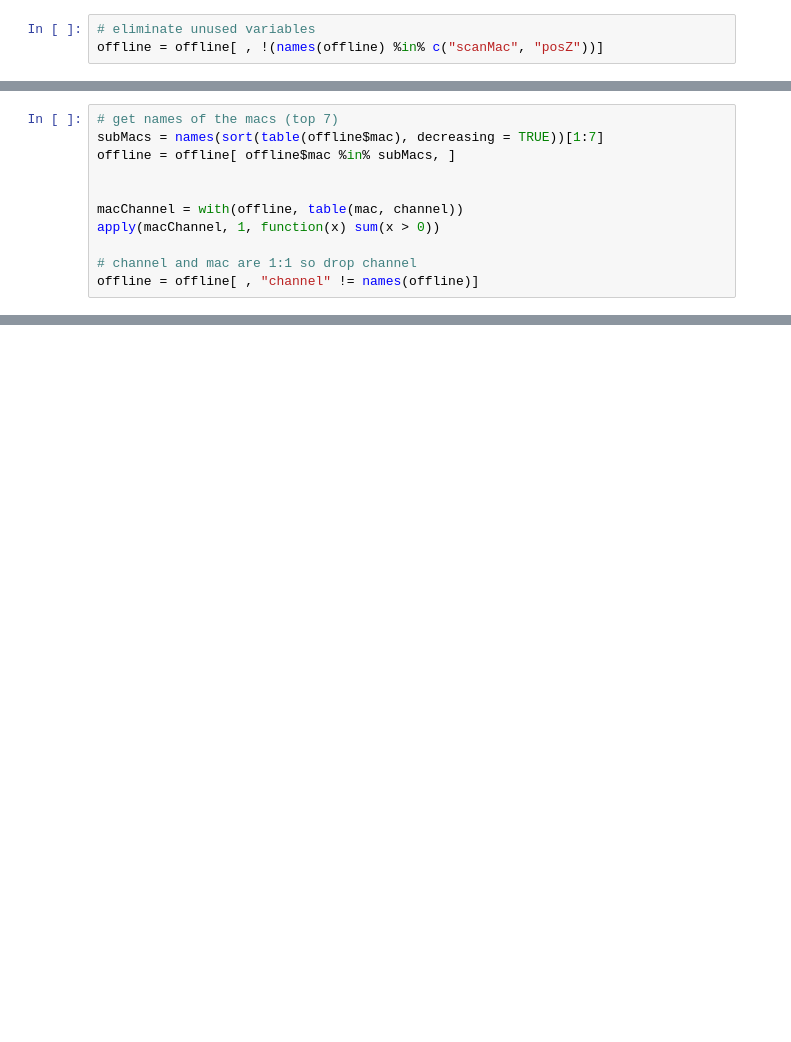
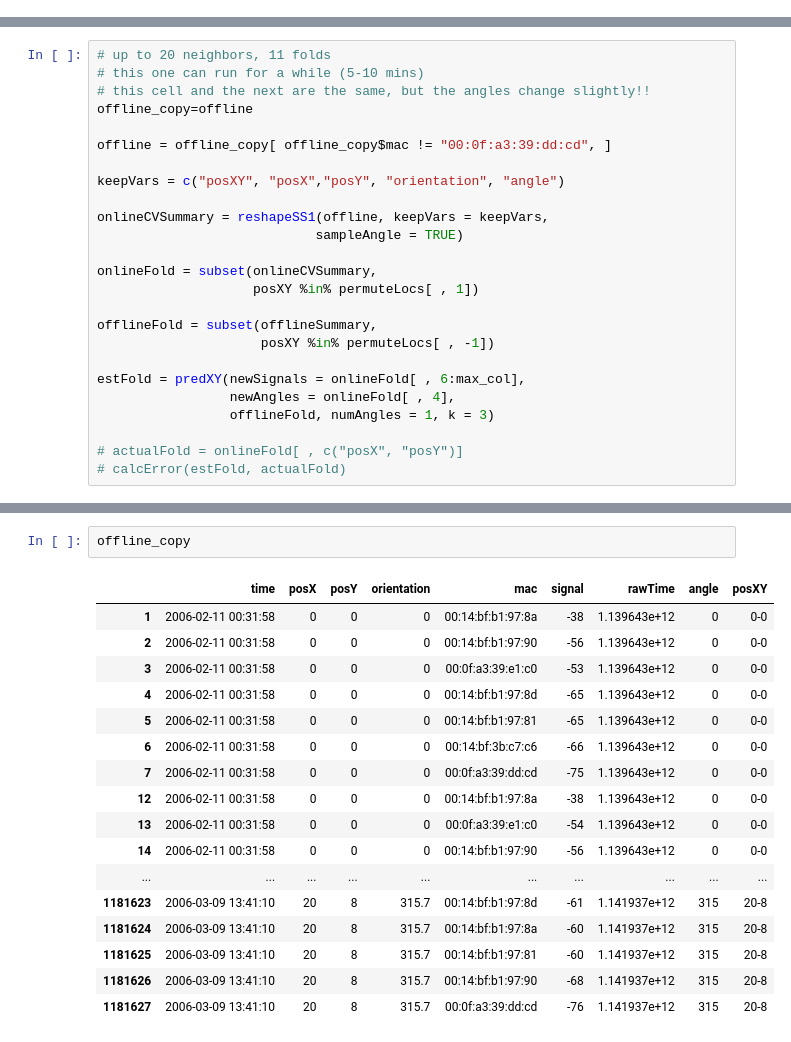
Before and after one commit to vbriker/QTW, a Jupyter notebook: Unit_1_2_code_VB.ipynb, the cells around one changed output, grey strips where cells are left out. Drawn from its saved outputs; the diff is of its cells as text; blank space fills up the shorter version.

```diff
--- a/Unit_1_2_code_VB.ipynb
+++ b/Unit_1_2_code_VB.ipynb
@@ -246,3 +0,0 @@ summary(sapply(offline[ , c("mac", "channel", "scanMac")],
-# %%
-# eliminate unused variables
-offline = offline[ , !(names(offline) %in% c("scanMac", "posZ"))]
@@ -313,11 +0,0 @@ table(offline$mac)
-# %%
-# get names of the macs (top 7)
-subMacs = names(sort(table(offline$mac), decreasing = TRUE))[1:7]
-offline = offline[ offline$mac %in% subMacs, ]
-
-
-macChannel = with(offline, table(mac, channel))
-apply(macChannel, 1, function(x) sum(x > 0))
-
-# channel and mac are 1:1 so drop channel
-offline = offline[ , "channel" != names(offline)]
@@ -1098,0 +667,25 @@ Does swapping out the one we kept for the one we discarded improve the predictio
+# %%
+# up to 20 neighbors, 11 folds
+# this one can run for a while (5-10 mins)
+# this cell and the next are the same, but the angles change slightly!!
+offline_copy=offline
+
+offline = offline_copy[ offline_copy$mac != "00:0f:a3:39:dd:cd", ]
+
+keepVars = c("posXY", "posX","posY", "orientation", "angle")
+
+onlineCVSummary = reshapeSS1(offline, keepVars = keepVars,
+                            sampleAngle = TRUE)
+
+onlineFold = subset(onlineCVSummary,
+                    posXY %in% permuteLocs[ , 1])
+
+offlineFold = subset(offlineSummary,
+                     posXY %in% permuteLocs[ , -1])
+
+estFold = predXY(newSignals = onlineFold[ , 6:max_col],
+                 newAngles = onlineFold[ , 4],
+                 offlineFold, numAngles = 1, k = 3)
+
+# actualFold = onlineFold[ , c("posX", "posY")]
+# calcError(estFold, actualFold)
@@ -1098,0 +895,20 @@ Does swapping out the one we kept for the one we discarded improve the predictio
+# %%
+offline_copy
+# %% [output]
+|  | time | posX | posY | orientation | mac | signal | rawTime | angle | posXY |
+| 1 | 2006-02-11 00:31:58 | 0 | 0 | 0 | 00:14:bf:b1:97:8a | -38 | 1.139643e+12 | 0 | 0-0 |
+| 2 | 2006-02-11 00:31:58 | 0 | 0 | 0 | 00:14:bf:b1:97:90 | -56 | 1.139643e+12 | 0 | 0-0 |
+| 3 | 2006-02-11 00:31:58 | 0 | 0 | 0 | 00:0f:a3:39:e1:c0 | -53 | 1.139643e+12 | 0 | 0-0 |
+| 4 | 2006-02-11 00:31:58 | 0 | 0 | 0 | 00:14:bf:b1:97:8d | -65 | 1.139643e+12 | 0 | 0-0 |
+| 5 | 2006-02-11 00:31:58 | 0 | 0 | 0 | 00:14:bf:b1:97:81 | -65 | 1.139643e+12 | 0 | 0-0 |
+| 6 | 2006-02-11 00:31:58 | 0 | 0 | 0 | 00:14:bf:3b:c7:c6 | -66 | 1.139643e+12 | 0 | 0-0 |
+| 7 | 2006-02-11 00:31:58 | 0 | 0 | 0 | 00:0f:a3:39:dd:cd | -75 | 1.139643e+12 | 0 | 0-0 |
+| 12 | 2006-02-11 00:31:58 | 0 | 0 | 0 | 00:14:bf:b1:97:8a | -38 | 1.139643e+12 | 0 | 0-0 |
+| 13 | 2006-02-11 00:31:58 | 0 | 0 | 0 | 00:0f:a3:39:e1:c0 | -54 | 1.139643e+12 | 0 | 0-0 |
+| 14 | 2006-02-11 00:31:58 | 0 | 0 | 0 | 00:14:bf:b1:97:90 | -56 | 1.139643e+12 | 0 | 0-0 |
+| ... | ... | ... | ... | ... | ... | ... | ... | ... | ... |
+| 1181623 | 2006-03-09 13:41:10 | 20 | 8 | 315.7 | 00:14:bf:b1:97:8d | -61 | 1.141937e+12 | 315 | 20-8 |
+| 1181624 | 2006-03-09 13:41:10 | 20 | 8 | 315.7 | 00:14:bf:b1:97:8a | -60 | 1.141937e+12 | 315 | 20-8 |
+| 1181625 | 2006-03-09 13:41:10 | 20 | 8 | 315.7 | 00:14:bf:b1:97:81 | -60 | 1.141937e+12 | 315 | 20-8 |
+| 1181626 | 2006-03-09 13:41:10 | 20 | 8 | 315.7 | 00:14:bf:b1:97:90 | -68 | 1.141937e+12 | 315 | 20-8 |
+| 1181627 | 2006-03-09 13:41:10 | 20 | 8 | 315.7 | 00:0f:a3:39:dd:cd | -76 | 1.141937e+12 | 315 | 20-8 |
```
Also changed, not shown: parts of 110 cells of this notebook.
